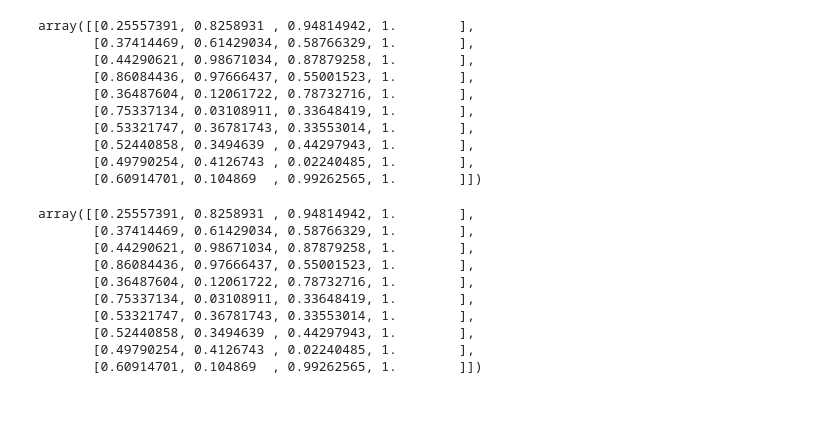
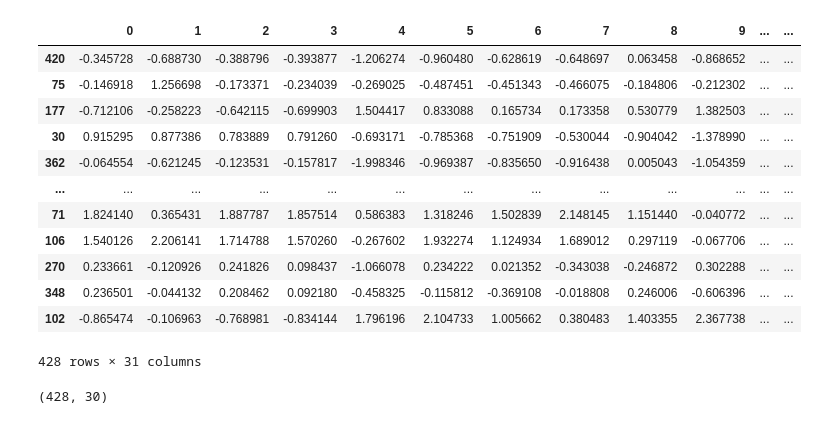
Before and after one commit to Mockmar/MultilayerPerceptron, a Jupyter notebook: test.ipynb, the cells around one changed output. Saved outputs shown, nothing was run; the diff lists cells and outputs as text; code cells hidden in the pictures.

```diff
--- a/test.ipynb
+++ b/test.ipynb
@@ -47,13 +26,17 @@ new_matrice.shape
-# %%
-new_matrice
-# %% [output]
-array([[0.25557391, 0.8258931 , 0.94814942, 1.        ],
-       [0.37414469, 0.61429034, 0.58766329, 1.        ],
-       [0.44290621, 0.98671034, 0.87879258, 1.        ],
-       [0.86084436, 0.97666437, 0.55001523, 1.        ],
-       [0.36487604, 0.12061722, 0.78732716, 1.        ],
-       [0.75337134, 0.03108911, 0.33648419, 1.        ],
-       [0.53321747, 0.36781743, 0.33553014, 1.        ],
-       [0.52440858, 0.3494639 , 0.44297943, 1.        ],
-       [0.49790254, 0.4126743 , 0.02240485, 1.        ],
-       [0.60914701, 0.104869  , 0.99262565, 1.        ]])
+# %%
+shuffled_df = df.sample(frac=1, random_state=42)
+shuffled_df
+# %% [output]
+|  | 0 | 1 | 2 | 3 | 4 | 5 | 6 | 7 | 8 | 9 | ... | ... |
+| 420 | -0.345728 | -0.688730 | -0.388796 | -0.393877 | -1.206274 | -0.960480 | -0.628619 | -0.648697 | 0.063458 | -0.868652 | ... | ... |
+| 75 | -0.146918 | 1.256698 | -0.173371 | -0.234039 | -0.269025 | -0.487451 | -0.451343 | -0.466075 | -0.184806 | -0.212302 | ... | ... |
+| 177 | -0.712106 | -0.258223 | -0.642115 | -0.699903 | 1.504417 | 0.833088 | 0.165734 | 0.173358 | 0.530779 | 1.382503 | ... | ... |
+| 30 | 0.915295 | 0.877386 | 0.783889 | 0.791260 | -0.693171 | -0.785368 | -0.751909 | -0.530044 | -0.904042 | -1.378990 | ... | ... |
+| 362 | -0.064554 | -0.621245 | -0.123531 | -0.157817 | -1.998346 | -0.969387 | -0.835650 | -0.916438 | 0.005043 | -1.054359 | ... | ... |
+| ... | ... | ... | ... | ... | ... | ... | ... | ... | ... | ... | ... | ... |
+| 71 | 1.824140 | 0.365431 | 1.887787 | 1.857514 | 0.586383 | 1.318246 | 1.502839 | 2.148145 | 1.151440 | -0.040772 | ... | ... |
+| 106 | 1.540126 | 2.206141 | 1.714788 | 1.570260 | -0.267602 | 1.932274 | 1.124934 | 1.689012 | 0.297119 | -0.067706 | ... | ... |
+| 270 | 0.233661 | -0.120926 | 0.241826 | 0.098437 | -1.066078 | 0.234222 | 0.021352 | -0.343038 | -0.246872 | 0.302288 | ... | ... |
+| 348 | 0.236501 | -0.044132 | 0.208462 | 0.092180 | -0.458325 | -0.115812 | -0.369108 | -0.018808 | 0.246006 | -0.606396 | ... | ... |
+| 102 | -0.865474 | -0.106963 | -0.768981 | -0.834144 | 1.796196 | 2.104733 | 1.005662 | 0.380483 | 1.403355 | 2.367738 | ... | ... |
+428 rows × 31 columns
@@ -60,2 +52,6 @@ array([[0.25557391, 0.8258931 , 0.94814942, 1.        ],
+# %%
+X.shape
+# %% [output]
+(428, 30)
 # %%
 model = Model()
@@ -65,13 +61,0 @@ model.add_layer(output_size=2, activation_function=LeakyRelu)
-# %%
-new_matrice
-# %% [output]
-array([[0.25557391, 0.8258931 , 0.94814942, 1.        ],
-       [0.37414469, 0.61429034, 0.58766329, 1.        ],
-       [0.44290621, 0.98671034, 0.87879258, 1.        ],
-       [0.86084436, 0.97666437, 0.55001523, 1.        ],
-       [0.36487604, 0.12061722, 0.78732716, 1.        ],
-       [0.75337134, 0.03108911, 0.33648419, 1.        ],
-       [0.53321747, 0.36781743, 0.33553014, 1.        ],
-       [0.52440858, 0.3494639 , 0.44297943, 1.        ],
-       [0.49790254, 0.4126743 , 0.02240485, 1.        ],
-       [0.60914701, 0.104869  , 0.99262565, 1.        ]])
```
Also changed, not shown: parts of 17 cells of this notebook, 7 other files.
